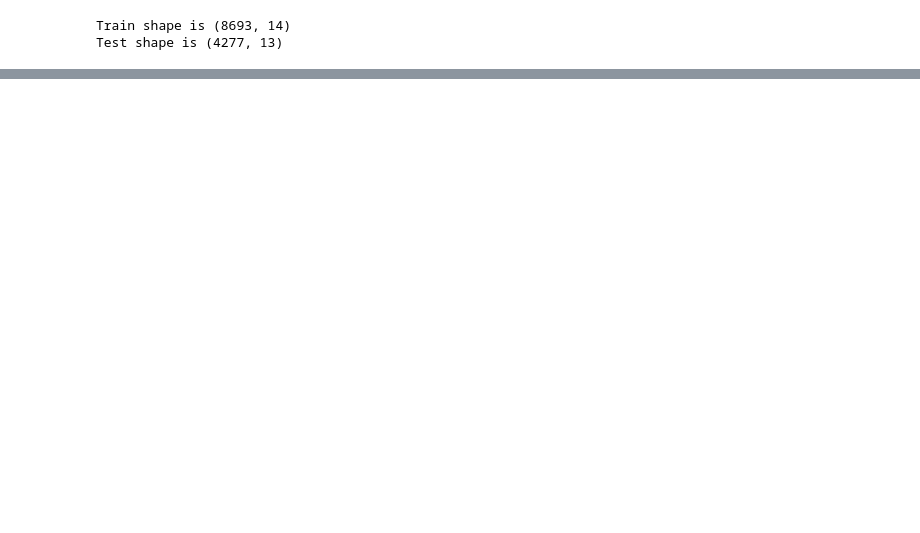
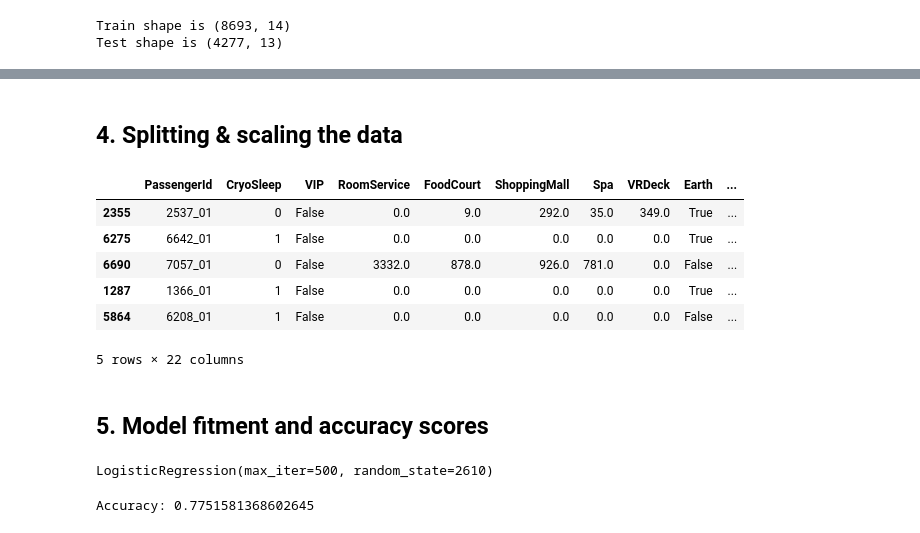
Before and after one commit to eeroak/KaggleCompsPublic, a Jupyter notebook: spaceship-titanic.ipynb, the cells around one changed output, grey strips where cells are left out. Saved outputs shown, nothing was run; the diff lists cells and outputs as text; code cells hidden in the pictures; blank space fills up the shorter version.

```diff
--- a/spaceship-titanic.ipynb
+++ b/spaceship-titanic.ipynb
@@ -164,6 +122,2 @@ train = train.drop('Cabin_num', axis=1)
 # %%
-# 1-hot encoding categorial variables
-train_encoded = pd.get_dummies(train, columns=["HomePlanet", 'Destination', 'Deck', 'Side'])
+train_encoded = pd.get_dummies(train, columns=["HomePlanet","Destination","Deck"], drop_first=False,prefix='', prefix_sep='')
-# %%
-train_encoded.dropna(inplace=True)
-train_encoded.info() # Checking the converted and cleaned data
@@ -188,4 +123,0 @@ memory usage: 781.3 KB
-# %%
-train_encoded = train_encoded.astype(int)
-train_encoded.head(2)
-print(f"Length of train_encoded dataset: {len(train_encoded)}")
@@ -250,0 +144,31 @@ optimizer = optim.Adam(model.parameters(), lr=0.001) # Learning rate
+# %% [markdown]
+## 4. Splitting & scaling the data
+# %%
+# Dropping unnecessary columns, some str and the target
+X = train_encoded.drop(columns=['Transported'])
+X.head(5)
+y = train_encoded['Transported']
+
+# Handling missing columns if any
+missing_cols = set(X.columns) - set(test.columns)
+for col in missing_cols:
+    test[col] = 0
+
+X_train, X_test, y_train, y_test = train_test_split(X, y, test_size=0.2, random_state=2610)
+# %%
+X_train.head(5)
+# %% [output]
+|  | PassengerId | CryoSleep | VIP | RoomService | FoodCourt | ShoppingMall | Spa | VRDeck | Earth | ... |
+| 2355 | 2537_01 | 0 | False | 0.0 | 9.0 | 292.0 | 35.0 | 349.0 | True | ... |
+| 6275 | 6642_01 | 1 | False | 0.0 | 0.0 | 0.0 | 0.0 | 0.0 | True | ... |
+| 6690 | 7057_01 | 0 | False | 3332.0 | 878.0 | 926.0 | 781.0 | 0.0 | False | ... |
+| 1287 | 1366_01 | 1 | False | 0.0 | 0.0 | 0.0 | 0.0 | 0.0 | True | ... |
+| 5864 | 6208_01 | 1 | False | 0.0 | 0.0 | 0.0 | 0.0 | 0.0 | False | ... |
+5 rows × 22 columns
+# %% [markdown]
+## 5. Model fitment and accuracy scores
+# %%
+model = LogisticRegression(random_state = 2610, max_iter=500)
+model.fit(X_train, y_train)
+# %% [output]
+LogisticRegression(max_iter=500, random_state=2610)
@@ -250,0 +177,4 @@ optimizer = optim.Adam(model.parameters(), lr=0.001) # Learning rate
+# %%
+print("Accuracy:", accuracy_score(y_test, y_pred))
+# %% [output]
+Accuracy: 0.7751581368602645
```
Also changed, not shown: parts of 26 cells of this notebook.
